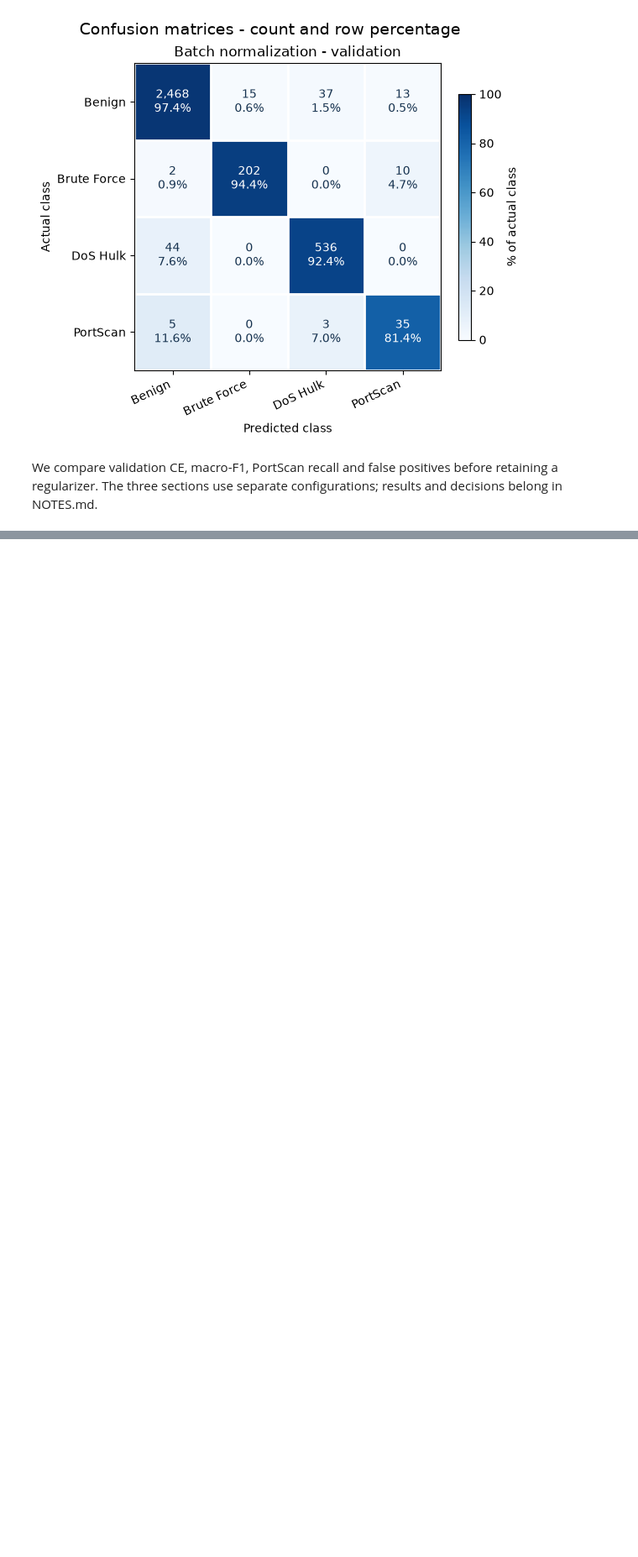
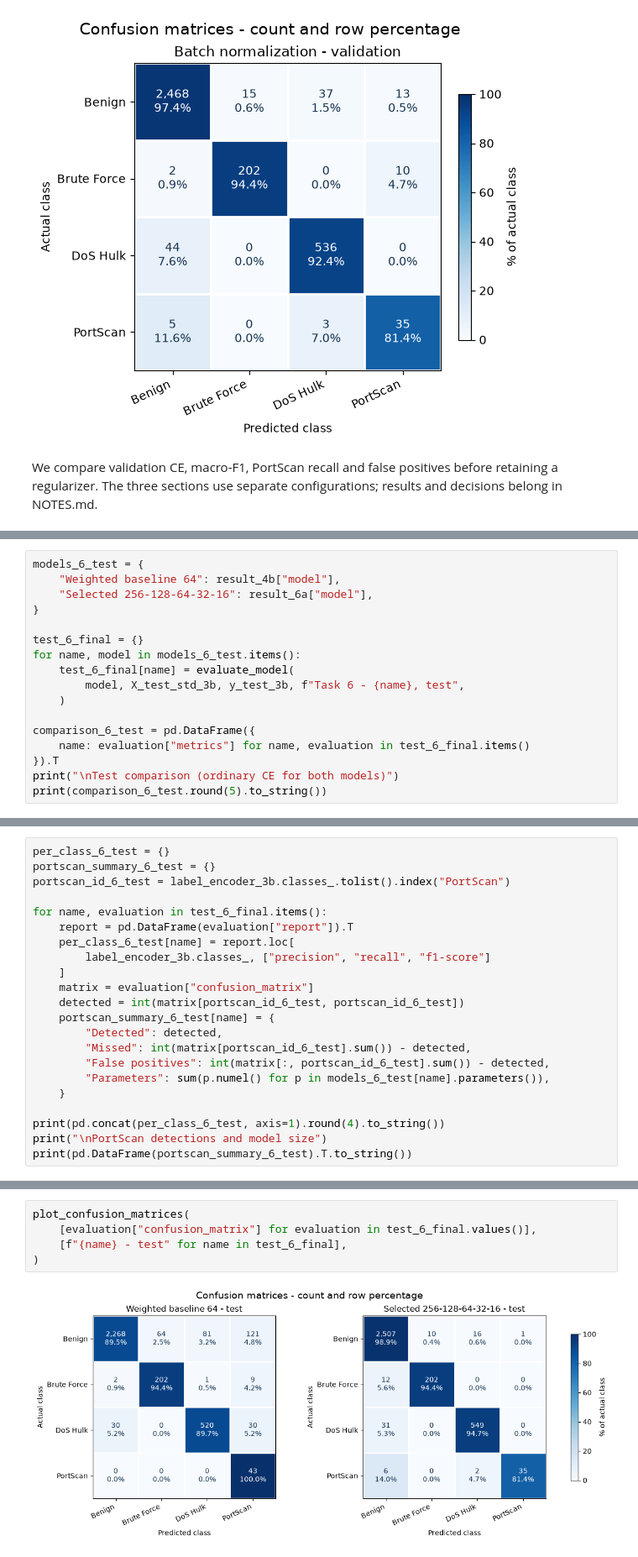
Before and after one commit to HaxelThePenguine/AI-Cybersecurity_labs2026, a Jupyter notebook: Lab_01/lab1.ipynb, the cells around one changed output, grey strips where cells are left out. Shown at 84% size. Saved outputs shown, nothing was run; the diff lists cells and outputs as text; blank space fills up the shorter version.

```diff
--- a/Lab_01/lab1.ipynb
+++ b/Lab_01/lab1.ipynb
@@ -2686,0 +2745,17 @@ We compare validation CE, macro-F1, PortScan recall and false positives before r
+# %%
+models_6_test = {
+    "Weighted baseline 64": result_4b["model"],
+    "Selected 256-128-64-32-16": result_6a["model"],
+}
+
+test_6_final = {}
+for name, model in models_6_test.items():
+    test_6_final[name] = evaluate_model(
+        model, X_test_std_3b, y_test_3b, f"Task 6 - {name}, test",
+    )
+
+comparison_6_test = pd.DataFrame({
+    name: evaluation["metrics"] for name, evaluation in test_6_final.items()
+}).T
+print("\nTest comparison (ordinary CE for both models)")
+print(comparison_6_test.round(5).to_string())
@@ -2686,0 +2782,22 @@ We compare validation CE, macro-F1, PortScan recall and false positives before r
+# %%
+per_class_6_test = {}
+portscan_summary_6_test = {}
+portscan_id_6_test = label_encoder_3b.classes_.tolist().index("PortScan")
+
+for name, evaluation in test_6_final.items():
+    report = pd.DataFrame(evaluation["report"]).T
+    per_class_6_test[name] = report.loc[
+        label_encoder_3b.classes_, ["precision", "recall", "f1-score"]
+    ]
+    matrix = evaluation["confusion_matrix"]
+    detected = int(matrix[portscan_id_6_test, portscan_id_6_test])
+    portscan_summary_6_test[name] = {
+        "Detected": detected,
+        "Missed": int(matrix[portscan_id_6_test].sum()) - detected,
+        "False positives": int(matrix[:, portscan_id_6_test].sum()) - detected,
+        "Parameters": sum(p.numel() for p in models_6_test[name].parameters()),
+    }
+
+print(pd.concat(per_class_6_test, axis=1).round(4).to_string())
+print("\nPortScan detections and model size")
+print(pd.DataFrame(portscan_summary_6_test).T.to_string())
@@ -2686,0 +2818,7 @@ We compare validation CE, macro-F1, PortScan recall and false positives before r
+# %%
+plot_confusion_matrices(
+    [evaluation["confusion_matrix"] for evaluation in test_6_final.values()],
+    [f"{name} - test" for name in test_6_final],
+)
+# %% [output]
+[figure, added]
```
Also changed, not shown: parts of 43 cells of this notebook, 2 other files.
